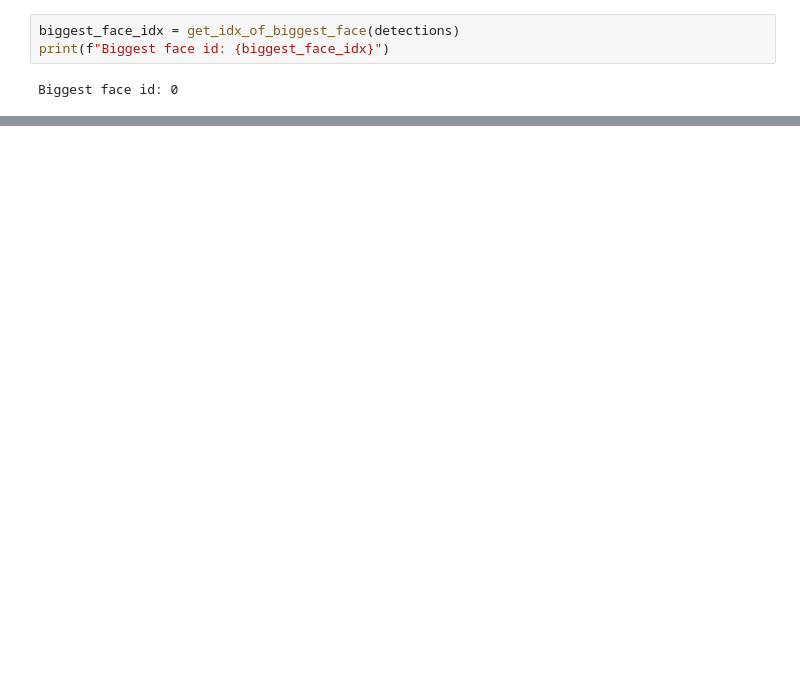
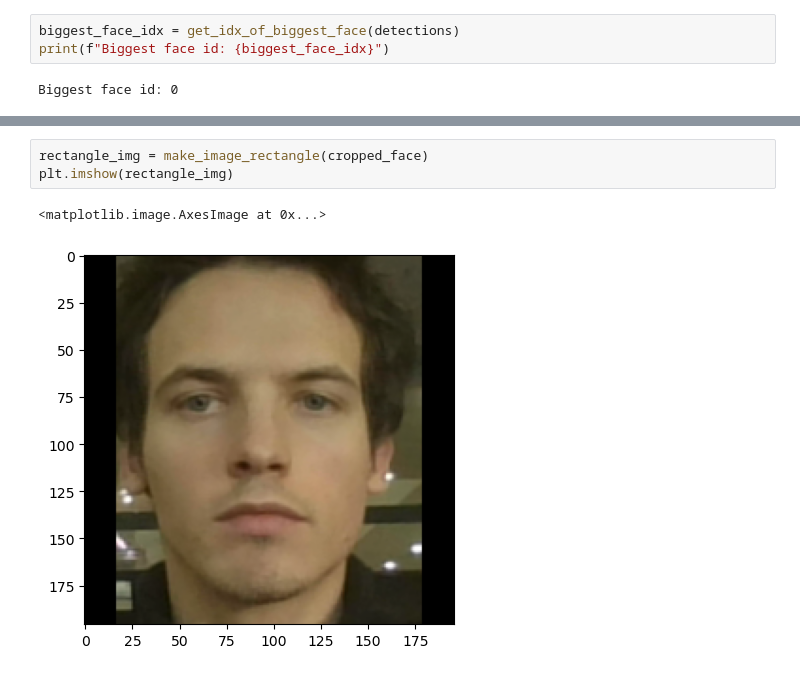
Before and after one commit to TytanMikJas/FaceRecognitionPipeline, a Jupyter notebook: notebooks/phase_1.ipynb, the cells around one changed output, grey strips where cells are left out. Drawn from its saved outputs; the diff is of its cells as text; blank space fills up the shorter version.

```diff
--- a/notebooks/phase_1.ipynb
+++ b/notebooks/phase_1.ipynb
@@ -77,0 +78,6 @@ Text(0.5, 1.0, 'Cropped Bigger Face')
+# %%
+rectangle_img = make_image_rectangle(cropped_face)
+plt.imshow(rectangle_img)
+# %% [output]
+<matplotlib.image.AxesImage at 0x...>
+[figure, added]
```
Also changed, not shown: parts of 6 cells of this notebook.
